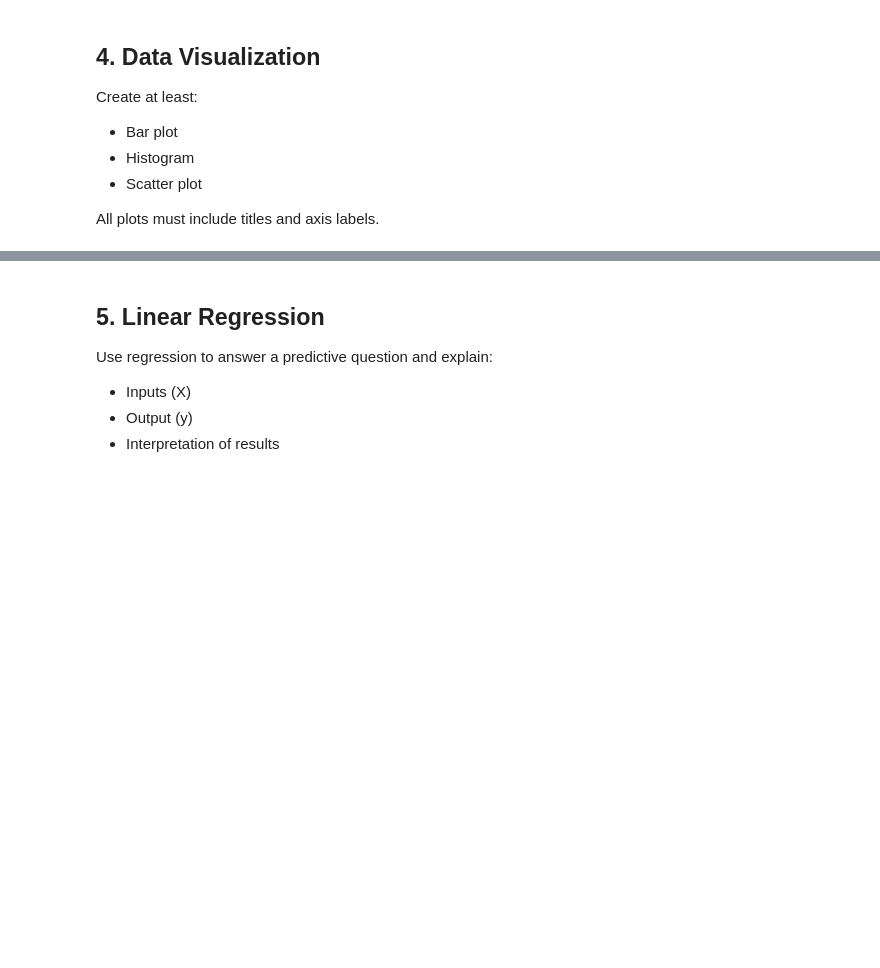
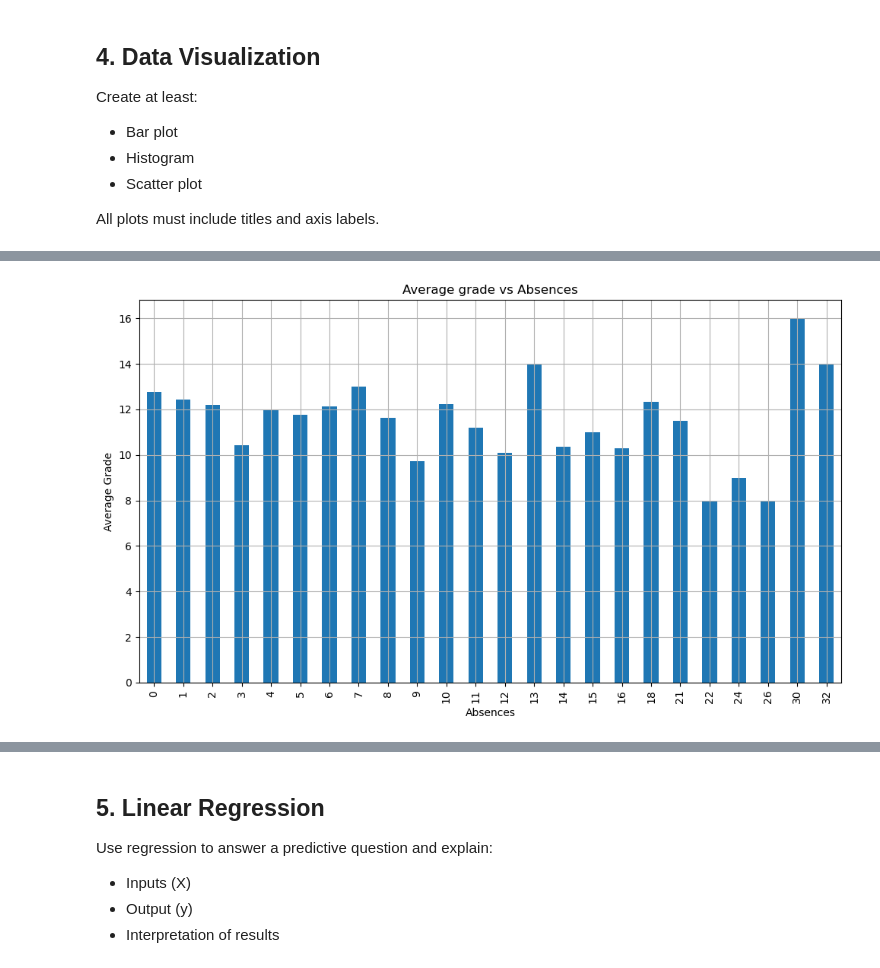
Before and after one commit to VPL1000/CSE-532-Project, a Jupyter notebook: CSE532Project.ipynb, the cells around one changed output, grey strips where cells are left out. Saved outputs shown, nothing was run; the diff lists cells and outputs as text; code cells hidden in the pictures; blank space fills up the shorter version.

```diff
--- a/CSE532Project.ipynb
+++ b/CSE532Project.ipynb
@@ -255,0 +209,16 @@ plt.show()
+# %%
+#barplot
+grouped = df.groupby('absences')['G3'].mean()
+
+plt.figure(figsize=(10,6))
+grouped.plot(kind='bar')
+plt.xlabel('Absences')
+plt.ylabel('Average Grade')
+plt.title('Average grade vs Absences')
+
+plt.grid(True)
+
+plt.tight_layout()
+plt.show()
+# %% [output]
+[figure, added]
```
Also changed, not shown: parts of 18 cells of this notebook.
